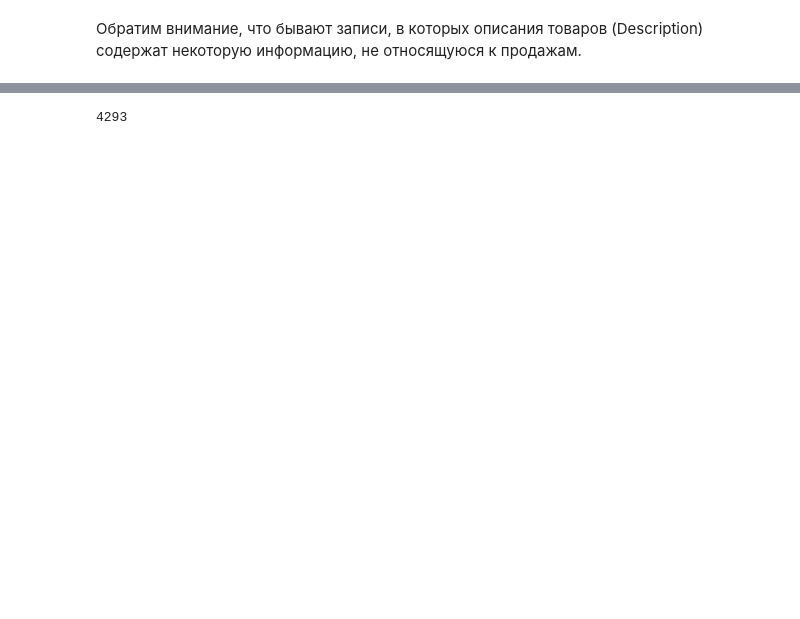
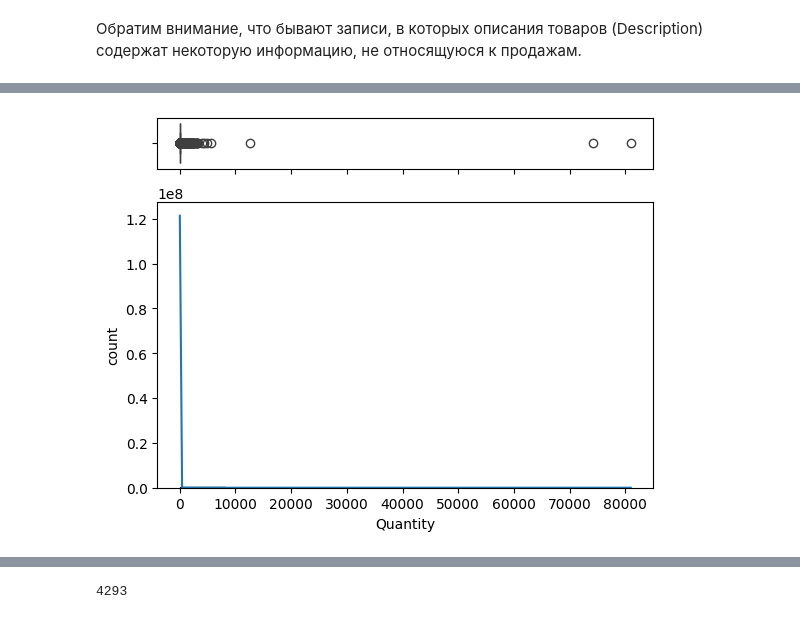
Before and after one commit to sashareva/Preparation-and-cleaning-EDA-Cohort-analysis-RFM-analysis, a Jupyter notebook: Подготовка и очистка, EDA, когортный анализ, RFM анализ.ipynb, the cells around one changed output, grey strips where cells are left out. Cells and saved outputs as stored; diff of their text form; code cells hidden in the pictures; blank space fills up the shorter version.

```diff
--- a/Подготовка и очистка, EDA, когортный анализ, RFM анализ.ipynb
+++ b/Подготовка и очистка, EDA, когортный анализ, RFM анализ.ipynb
@@ -273,0 +363,22 @@ df = df[df['Quantity'] >= 0]
+# %%
+# TEST !!!!!!!
+
+# создадим два подграфика ax_box и ax_hist
+# кроме того, укажем, что нам нужны:
+fig, (ax_box, ax_hist) = plt.subplots(2, # две строки в сетке подграфиков,
+                                    sharex = True, # единая шкала по оси x и
+                                    gridspec_kw = {'height_ratios': (.15, .85)}) # пропорция 15/85 по высоте
+
+# затем создадим графики, указав через параметр ax в какой подграфик поместить каждый из них
+sns.boxplot(x = df['Quantity'], ax = ax_box)
+sns.histplot(data = df, x = 'Quantity', ax = ax_hist, bins = 10, kde = True)
+
+# добавим подписи к каждому из графиков через метод .set()
+ax_box.set(xlabel = '') # пустые кавычки удаляют подпись (!)
+ax_hist.set(xlabel = 'Quantity')
+ax_hist.set(ylabel = 'count')
+
+# выведем результат
+plt.show()
+# %% [output]
+[figure, added]
```
Also changed, not shown: parts of 111 cells of this notebook.
